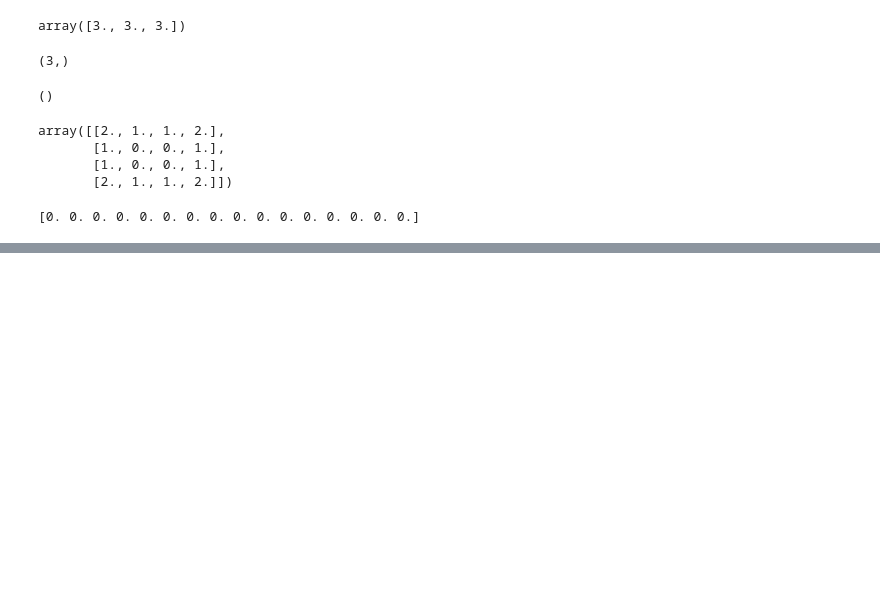
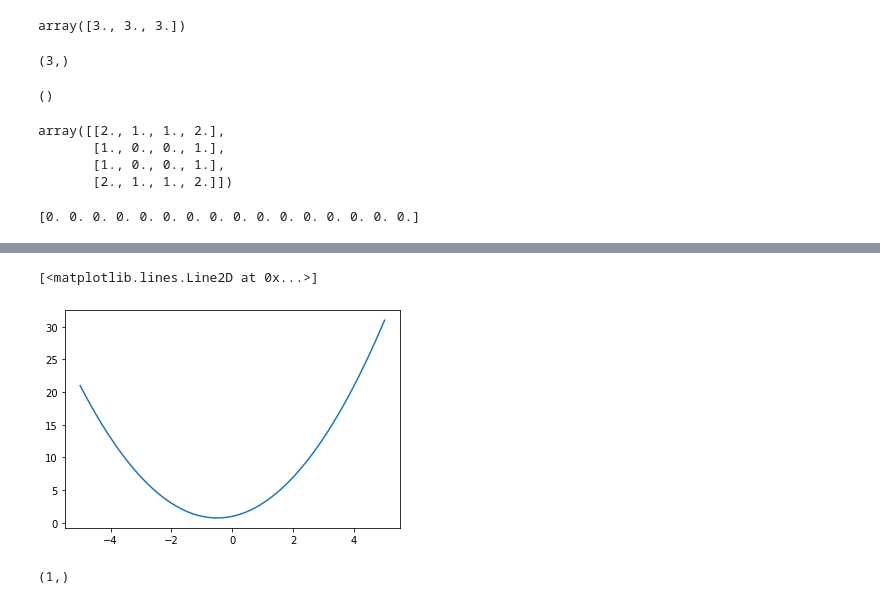
Before and after one commit to 11Kclarke/Scientific-Computing, a Jupyter notebook: test.ipynb, the cells around one changed output, grey strips where cells are left out. Drawn from its saved outputs; the diff is of its cells as text; code cells hidden in the pictures; blank space fills up the shorter version.

```diff
--- a/test.ipynb
+++ b/test.ipynb
@@ -859,0 +1218,13 @@ for d in range(2):
+# %%
+import numpy as np
+X=np.linspace(0,2000,2001)
+temp=[]
+c=0
+n=1
+for i in X:
+        c+=1
+        if c%n==0:
+            temp.append(i)
+            print(i)
+        if c%500==0:
+            n+=1
@@ -859,0 +1249,15 @@ for d in range(2):
+# %%
+import numpy as np
+import matplotlib.pyplot as plt
+def poly(X,param=1):
+    return X**2+param*X+1
+x=np.linspace(-5,5,100)
+y=poly(x)
+plt.plot(x,y)
+# %% [output]
+[<matplotlib.lines.Line2D at 0x...>]
+[figure, added]
+# %%
+np.shape(poly(1))
+# %% [output]
+(1,)
```
Also changed, not shown: parts of 33 cells of this notebook, 16 other files.
